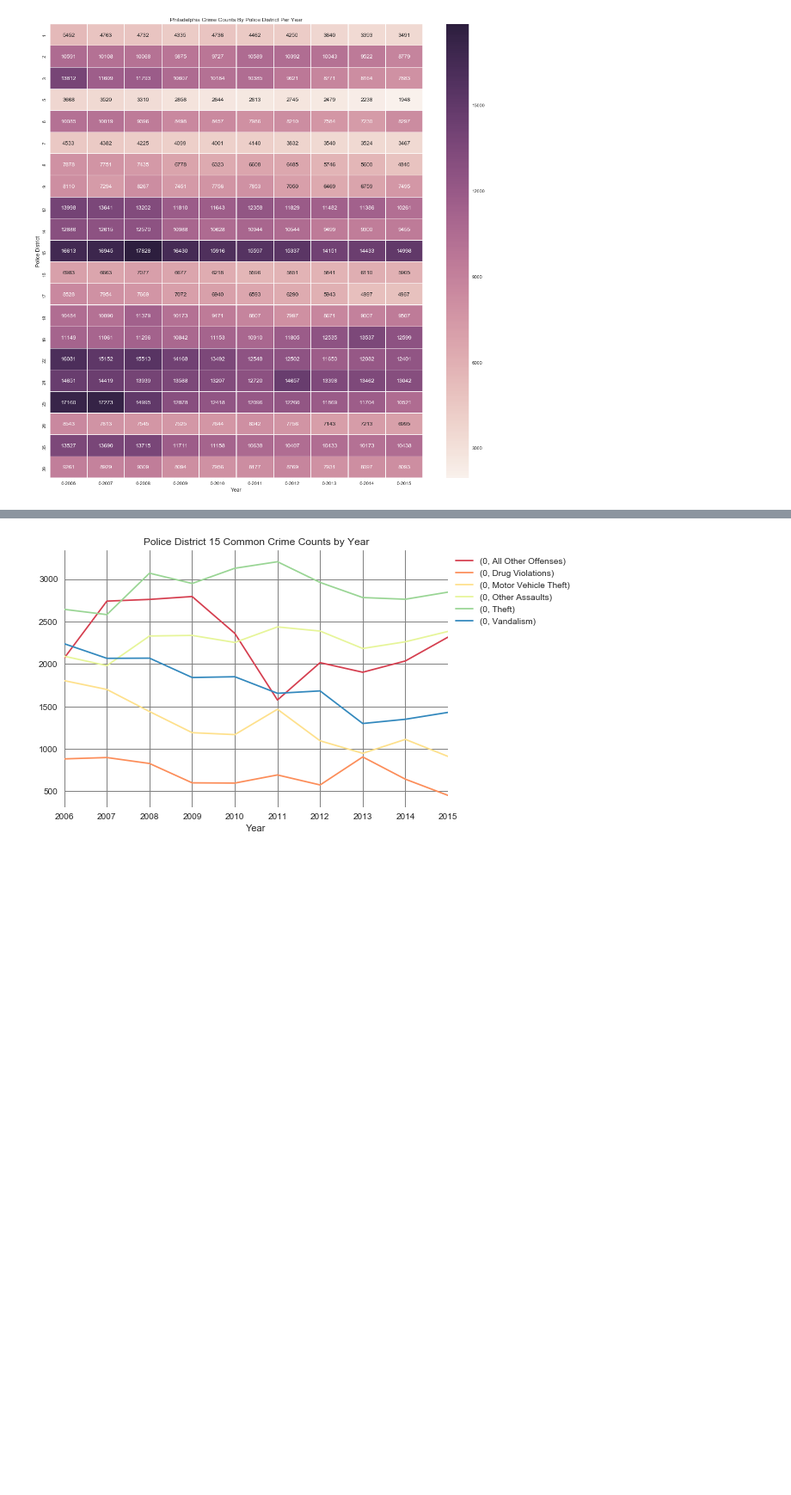
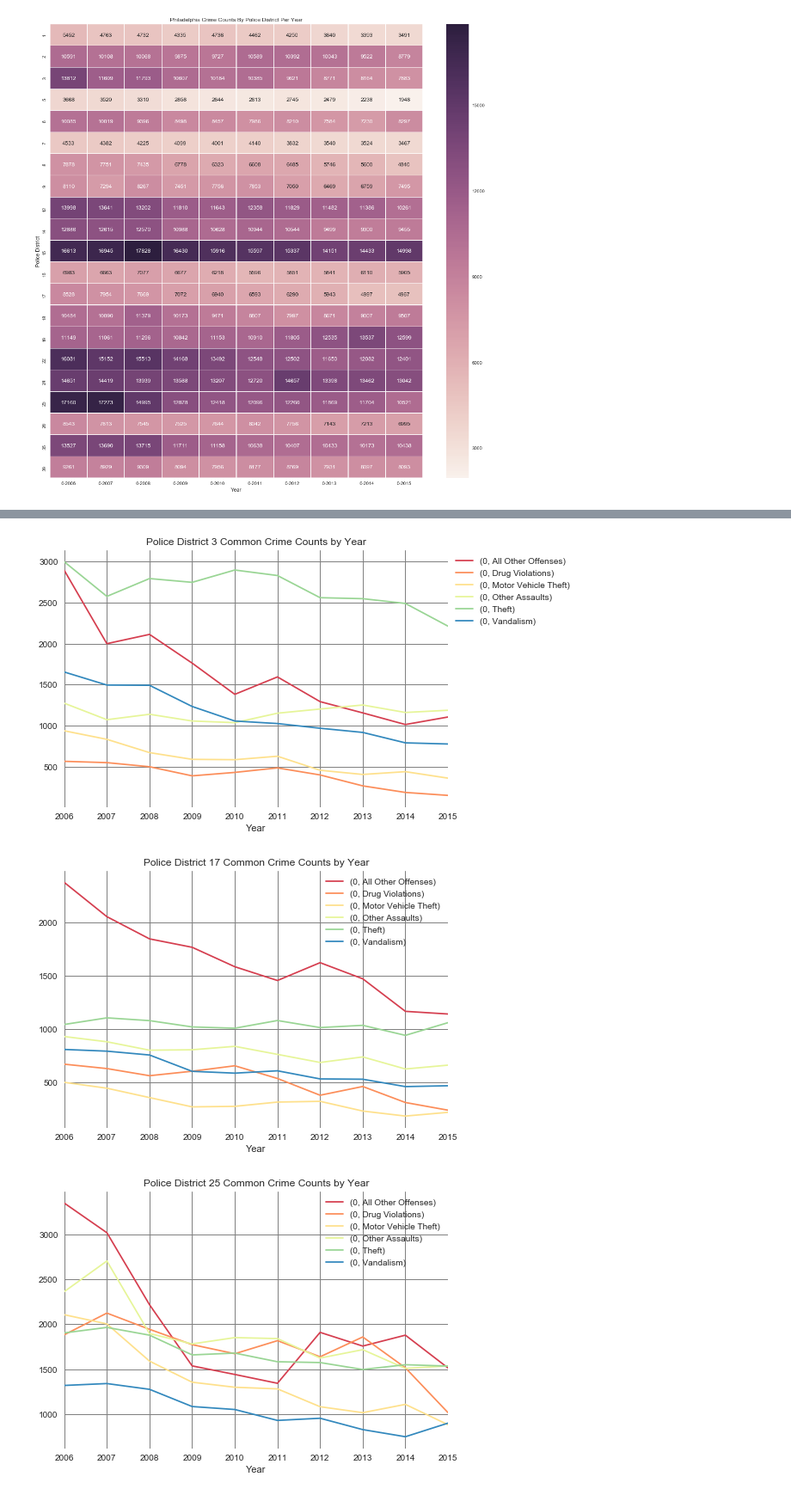
Before and after one commit to William-McKee/philadelphia_crime_data, a Jupyter notebook: Philadelphia_Crime_Data.ipynb, the cells around one changed output, grey strips where cells are left out. Shown at 86% size. Cells and saved outputs as stored; diff of their text form; code cells hidden in the pictures; blank space fills up the shorter version.

Commit message:
Add files via upload
Added additional charts and some descriptive text for police districts / crime types / years analysis

```diff
--- a/Philadelphia_Crime_Data.ipynb
+++ b/Philadelphia_Crime_Data.ipynb
@@ -622,20 +631,28 @@ This section will look at crime types, police districts, and years. The focus wi
 # %%
-# 15th district crime types per year
+# Sample districts and common crime types
+police_districts = [3, 17, 25, 15, 19]
+
 common_crime_types = ['Theft', 'Vandalism', 'Motor Vehicle Theft', 'Drug Violations', 'Other Assaults', 'All Other Offenses']
+
 # ColorBrewer color scheme
 line_colors = ['#d53e4f', '#fc8d59', '#fee08b', '#e6f598', '#99d594', '#3288bd']
-crime_data_dist_15 = crime_data[crime_data['Dc_Dist'] == 15]
-crime_data_dist_15 = crime_data_dist_15.loc[(crime_data_dist_15['UCR_General']).isin(common_crime_types)]
-crime_data_dist_15 = crime_data_dist_15.groupby(['UCR_General', 'Year']).size()
-crime_data_dist_15 = crime_data_dist_15.apply(int)
-crime_data_dist_15_df = crime_data_dist_15.to_frame()
-crime_data_dist_15_pt = pd.pivot_table(crime_data_dist_15_df, index=['Year'], columns=['UCR_General'])
 
-ax = crime_data_dist_15_pt.plot(kind = 'line', title='Police District 15 Common Crime Counts by Year')
-ax.legend(bbox_to_anchor=(1.0, 1.0))
-ax.patch.set_facecolor('white')
-ax.grid(color='gray')
-plt.rcParams["axes.prop_cycle"] = plt.cycler('color', line_colors)
-plt.show()
+# Loop through the police districts
+for district in police_districts:
+    crime_data_dist = crime_data[crime_data['Dc_Dist'] == district]
+    crime_data_dist = crime_data_dist.loc[(crime_data_dist['UCR_General']).isin(common_crime_types)]
+    crime_data_dist = crime_data_dist.groupby(['UCR_General', 'Year']).size()
+    crime_data_dist = crime_data_dist.apply(int)
+    crime_data_dist_df = crime_data_dist.to_frame()
+    crime_data_dist_pt = pd.pivot_table(crime_data_dist_df, index=['Year'], columns=['UCR_General'])
+
+    ax = crime_data_dist_pt.plot(kind = 'line', title='Police District ' + str(district) + ' Common Crime Counts by Year')
+    ax.legend(bbox_to_anchor=(1.0, 1.0))
+    ax.patch.set_facecolor('white')
+    ax.grid(color='gray')
+    plt.rcParams["axes.prop_cycle"] = plt.cycler('color', line_colors)
+    plt.show()
 # %% [output]
-[figure, old version]
+[figure, new version]
+[figure, added]
+[figure, added]
```
Also changed, not shown: parts of 2 cells of this notebook.
